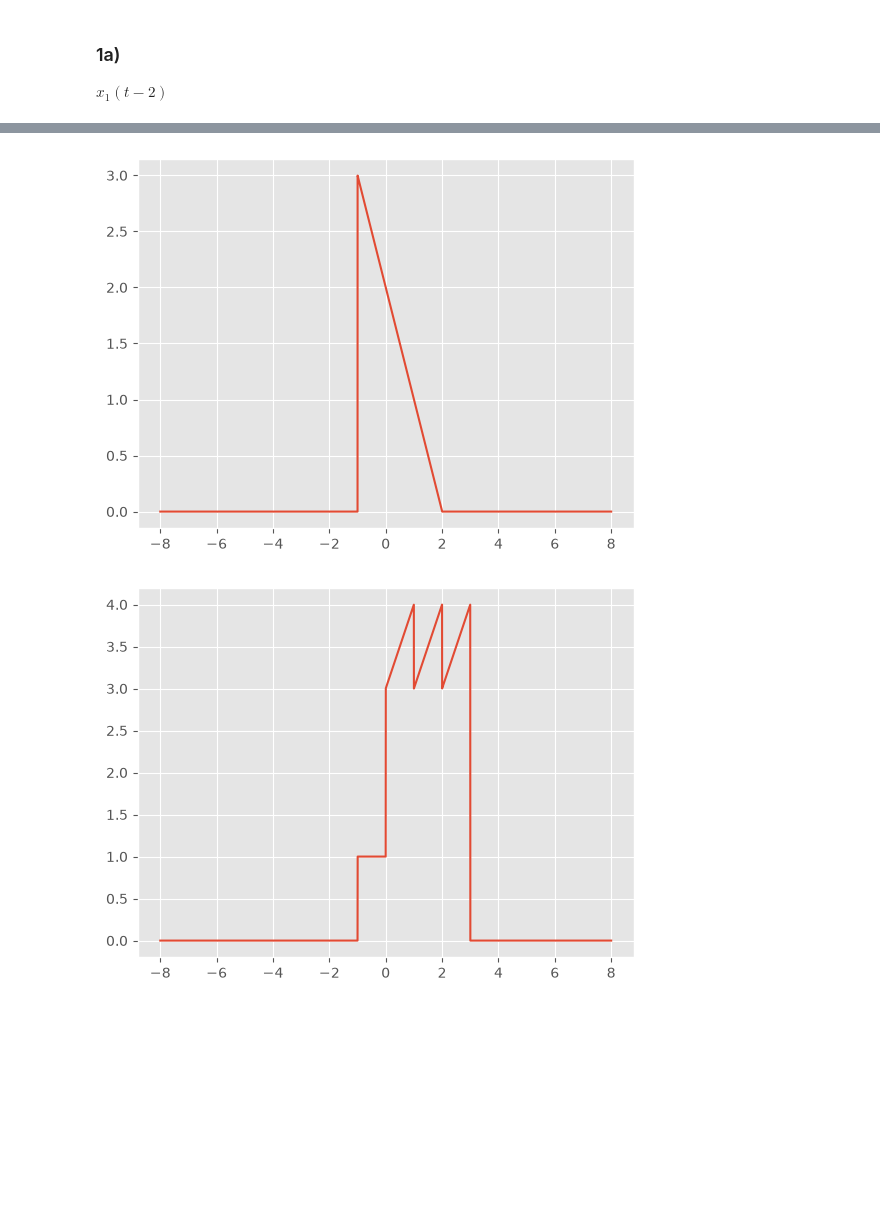
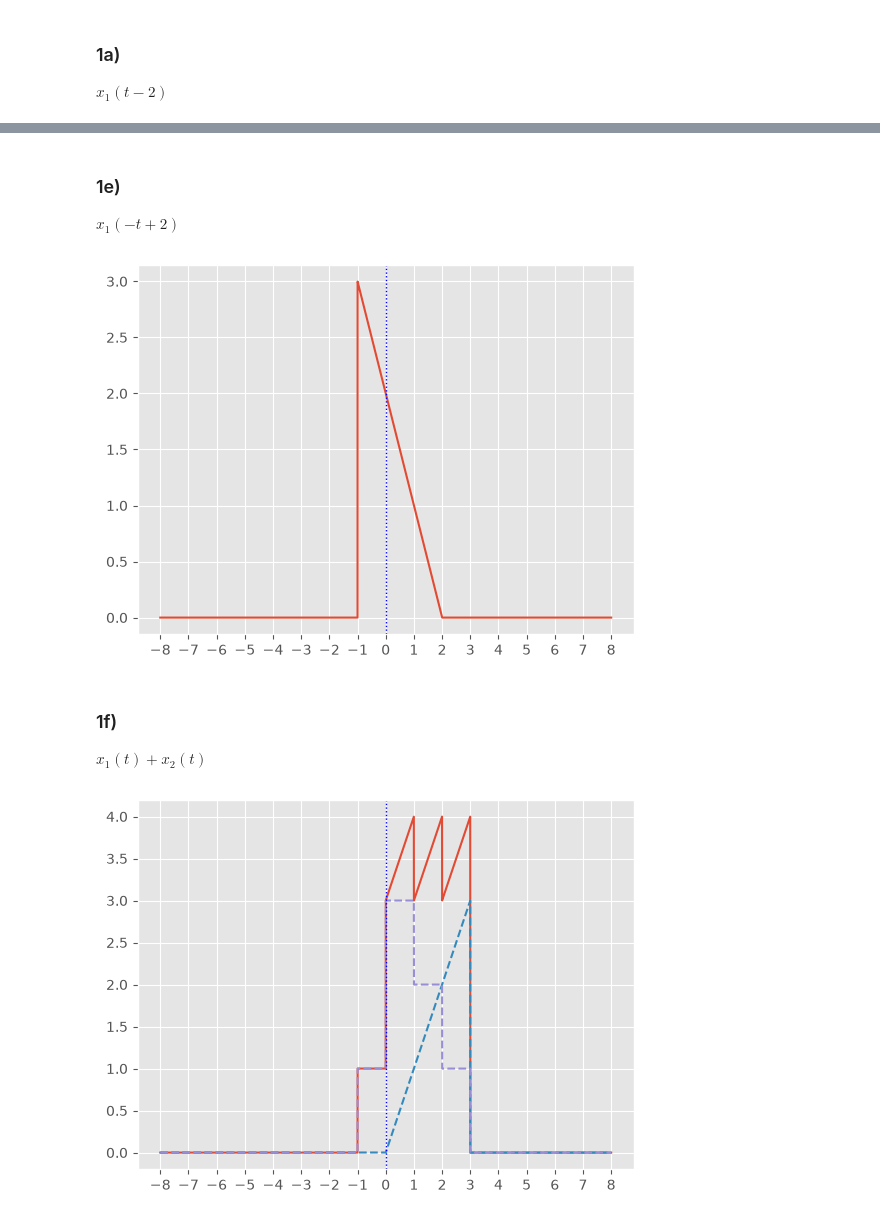
Before and after one commit to ilavaggi/SyS-2026, a Jupyter notebook: TP1.ipynb, the cells around one changed output, grey strips where cells are left out. Drawn from its saved outputs; the diff is of its cells as text; code cells hidden in the pictures; blank space fills up the shorter version.

Commit message:
un poco de onda al formato - colorcitos

```diff
--- a/TP1.ipynb
+++ b/TP1.ipynb
@@ -74,12 +97,31 @@ plt.show()
+# %% [markdown]
+### 1e)
+$x_1(-t+2)$
 # %%
 x1t = x1(-t+2)
+
 plt.plot(t,x1t)
+plt.xticks(range(-8,9))
+plt.axvline(0, color="blue", linewidth=1, linestyle=":")
 plt.show()
 # %% [output]
-[figure, old version]
+[figure, new version]
+# %% [markdown]
+### 1f)
+$x_1(t)+x_2(t)$
 # %%
 y = x1(t)+x2(t)
+
+
+
 plt.plot(t,y)
+
+# le grafico las otras dos encima para chequear a mano, solo para ver
+plt.plot(t,x1(t),"--")
+plt.plot(t,x2(t),"--")
+
+plt.xticks(range(-8,9))
+plt.axvline(0, color="blue", linewidth=1, linestyle=":")
 plt.show()
 # %% [output]
-[figure, old version]
+[figure, new version]
```
Also changed, not shown: parts of 10 cells of this notebook.
